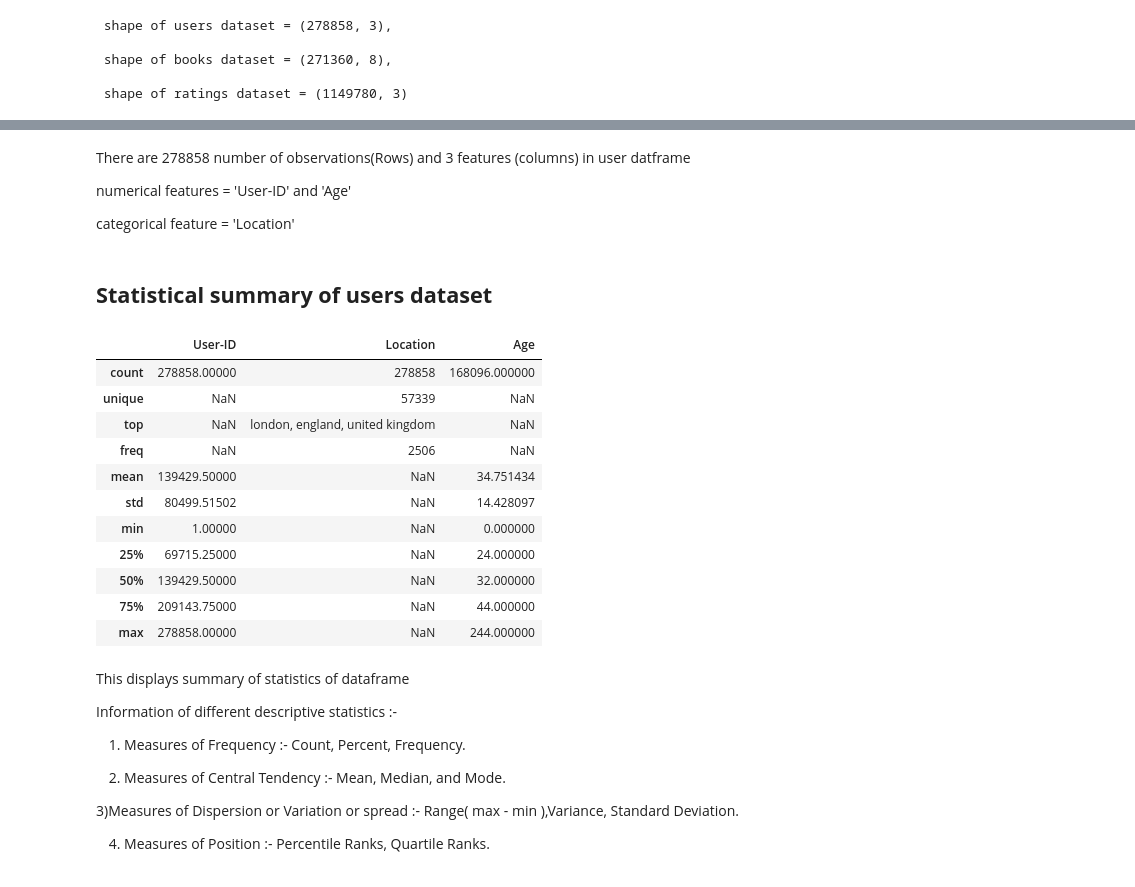
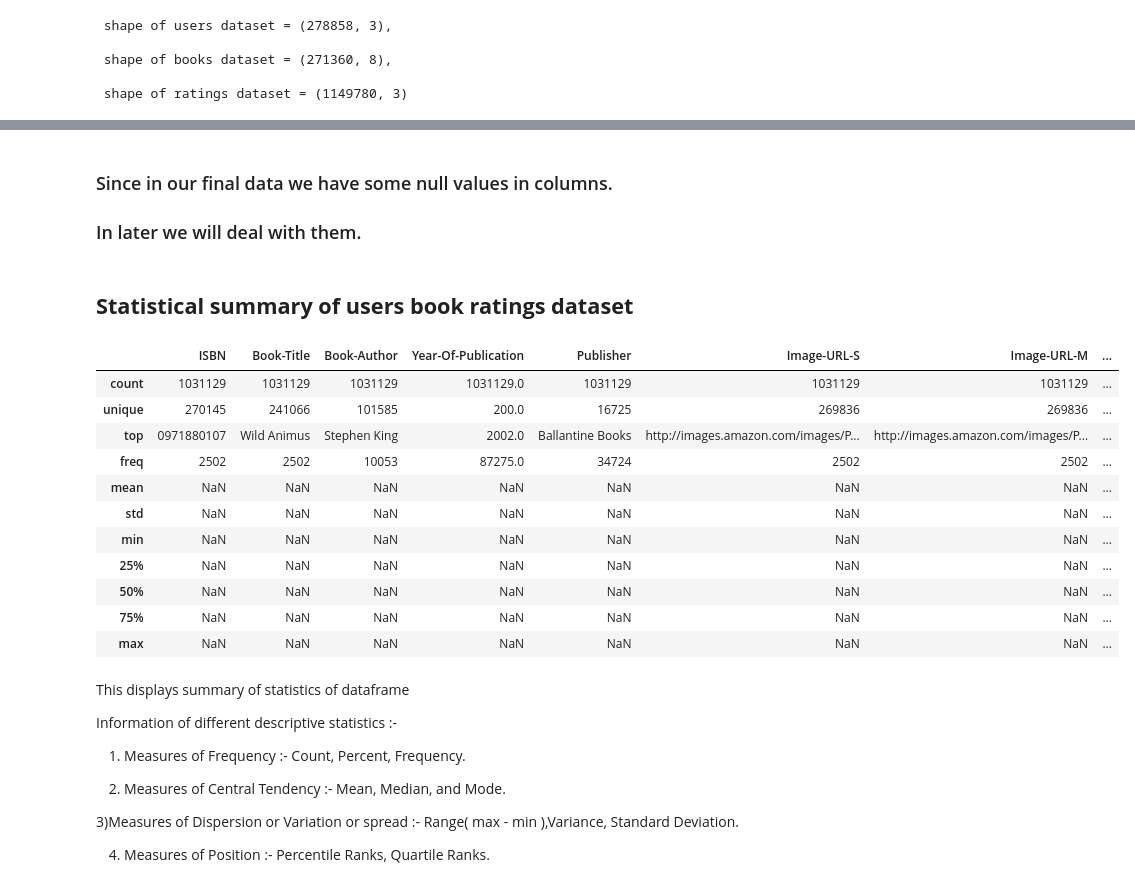
Before and after one commit to Suraj-7077/Unsupervised-ML-Book-Recommendation-system-Model, a Jupyter notebook: Unsupervised_ML_Capstone_Project_IV_.ipynb, the cells around one changed output, grey strips where cells are left out. Cells and saved outputs as stored; diff of their text form; code cells hidden in the pictures.

```diff
--- a/Unsupervised_ML_Capstone_Project_IV_.ipynb
+++ b/Unsupervised_ML_Capstone_Project_IV_.ipynb
@@ -91,5 +91,5 @@ user_df = pd.read_csv('/content/drive/MyDrive/ Capstone project/Unsupervised ML
 # %%
-book_df = pd.read_csv('/content/drive/MyDrive/ Capstone project/Unsupervised ML Book Recommendation Project/Books.csv')
+books_df = pd.read_csv('/content/drive/MyDrive/ Capstone project/Unsupervised ML Book Recommendation Project/Books.csv')
 # %%
 ratings_df = pd.read_csv('/content/drive/MyDrive/ Capstone project/Unsupervised ML Book Recommendation Project/Ratings.csv')
 # %%
@@ -158,0 +145,2 @@ user_df.tail(10)                      # last 10 observations of users datset
+# %%
+book_ratings_df = pd.merge(left= books_df, right= ratings_df, how='left', left_on= 'ISBN', right_on= 'ISBN')
@@ -162,0 +194,2 @@ user_df.shape
+# %%
+book_ratings_df= book_ratings_df.dropna()
@@ -162,0 +216,2 @@ user_df.shape
+# %%
+users_book_ratings_df = pd.merge(left= book_ratings_df, right= users_df, how= 'right', left_on='User-ID', right_on='User-ID')
@@ -176,27 +253,24 @@ memory usage: 6.4+ MB
-# %% [markdown]
-There are 278858 number of observations(Rows) and 3 features (columns) in user
-datframe
-
-numerical features = 'User-ID' and 'Age'
-
-categorical feature = 'Location'
+# %% [markdown]
+### Since in our final data we have some null values in columns.
+
+### In later we will deal with them.
 # %% [markdown]
-##  **Statistical summary of users dataset**
+##  **Statistical summary of users book ratings dataset**
 # %%
-user_df.describe(include='all')
+users_book_ratings_df.describe(include='all')
 # %% [output]
-|  | User-ID | Location | Age |
-| count | 278858.00000 | 278858 | 168096.000000 |
-| unique | NaN | 57339 | NaN |
-| top | NaN | london, england, united kingdom | NaN |
-| freq | NaN | 2506 | NaN |
-| mean | 139429.50000 | NaN | 34.751434 |
-| std | 80499.51502 | NaN | 14.428097 |
-| min | 1.00000 | NaN | 0.000000 |
-| 25% | 69715.25000 | NaN | 24.000000 |
-| 50% | 139429.50000 | NaN | 32.000000 |
-| 75% | 209143.75000 | NaN | 44.000000 |
-| max | 278858.00000 | NaN | 244.000000 |
+|  | ISBN | Book-Title | Book-Author | Year-Of-Publication | Publisher | Image-URL-S | Image-URL-M | ... |
+| count | 1031129 | 1031129 | 1031129 | 1031129.0 | 1031129 | 1031129 | 1031129 | ... |
+| unique | 270145 | 241066 | 101585 | 200.0 | 16725 | 269836 | 269836 | ... |
+| top | 0971880107 | Wild Animus | Stephen King | 2002.0 | Ballantine Books | http://images.amazon.com/images/P... | http://images.amazon.com/images/P... | ... |
+| freq | 2502 | 2502 | 10053 | 87275.0 | 34724 | 2502 | 2502 | ... |
+| mean | NaN | NaN | NaN | NaN | NaN | NaN | NaN | ... |
+| std | NaN | NaN | NaN | NaN | NaN | NaN | NaN | ... |
+| min | NaN | NaN | NaN | NaN | NaN | NaN | NaN | ... |
+| 25% | NaN | NaN | NaN | NaN | NaN | NaN | NaN | ... |
+| 50% | NaN | NaN | NaN | NaN | NaN | NaN | NaN | ... |
+| 75% | NaN | NaN | NaN | NaN | NaN | NaN | NaN | ... |
+| max | NaN | NaN | NaN | NaN | NaN | NaN | NaN | ... |
 # %% [markdown]
 This displays summary of statistics of dataframe
 
```
Also changed, not shown: parts of 93 cells of this notebook.
